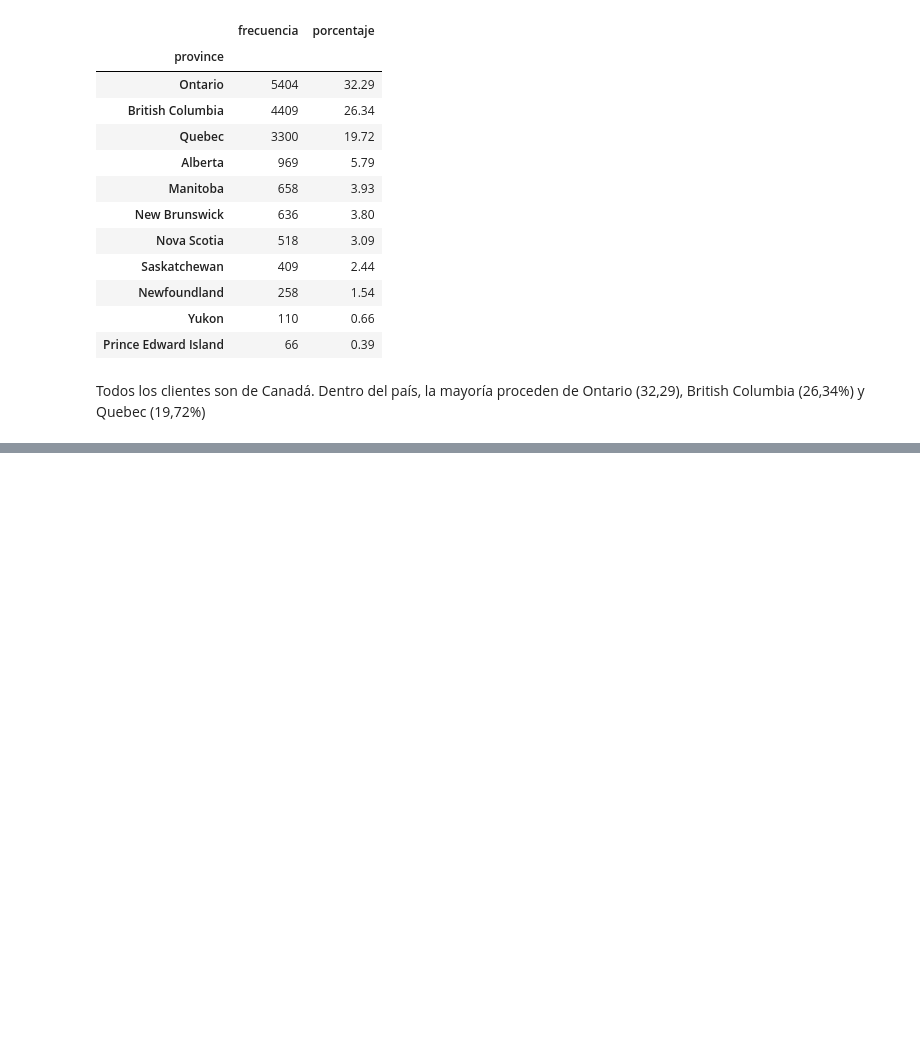
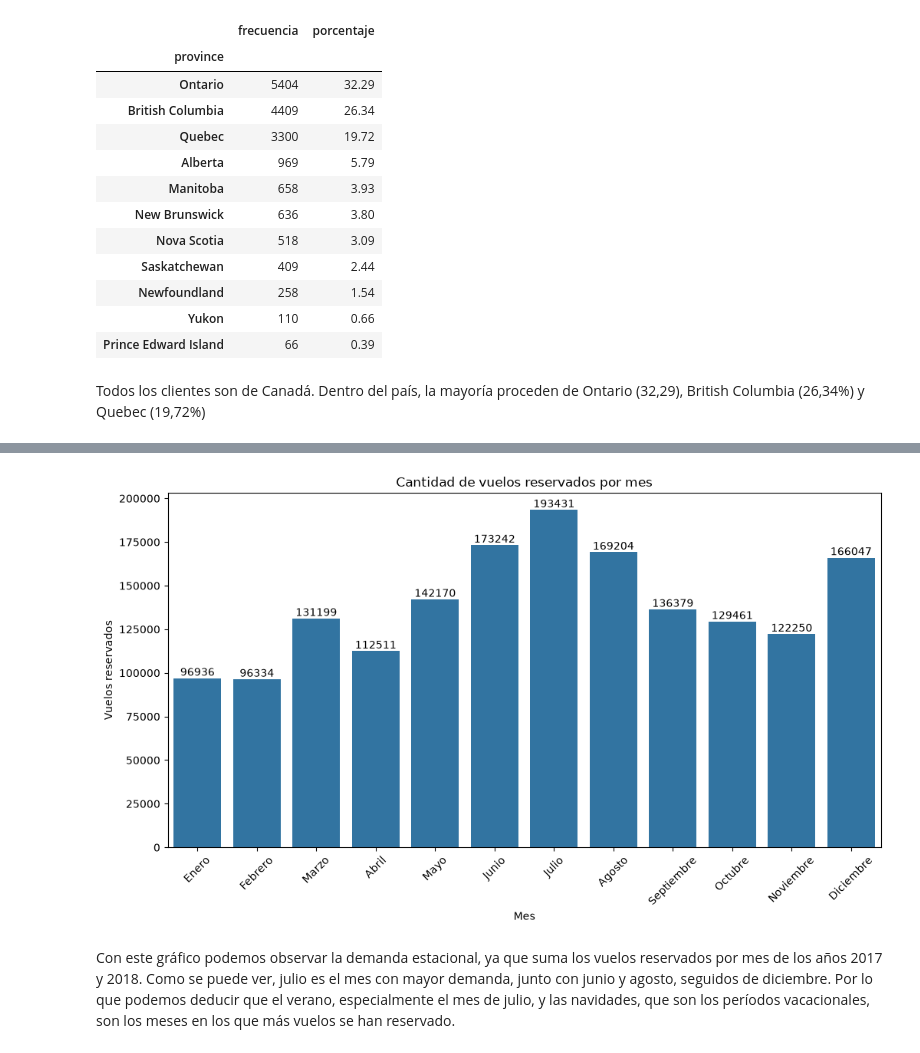
Before and after one commit to Adalab/bda-modulo-3-evaluacion-final-beatrizsjj, a Jupyter notebook: Analisis.ipynb, the cells around one changed output, grey strips where cells are left out. Drawn from its saved outputs; the diff is of its cells as text; code cells hidden in the pictures; blank space fills up the shorter version.

```diff
--- a/Analisis.ipynb
+++ b/Analisis.ipynb
@@ -702,0 +784,3 @@ Todos los clientes son de Canadá. Dentro del país, la mayoría proceden de Ont
+# %%
+# Creo columna mes:
+df_final["month"] = df_final["date"].dt.month
@@ -702,0 +808,46 @@ Todos los clientes son de Canadá. Dentro del país, la mayoría proceden de Ont
+# %%
+# Ordeno los meses para una correcta visualización
+nombres_meses = {
+    1: "Enero",
+    2: "Febrero",
+    3: "Marzo",
+    4: "Abril",
+    5: "Mayo",
+    6: "Junio",
+    7: "Julio",
+    8: "Agosto",
+    9: "Septiembre",
+    10: "Octubre",
+    11: "Noviembre",
+    12: "Diciembre"
+}
+
+vuelos_por_mes["month_name"] = vuelos_por_mes["month"].map(nombres_meses)
+# %%
+plt.figure(figsize=(12, 6))
+
+sns.barplot(
+    data=vuelos_por_mes,
+    x="month_name",
+    y="flights_booked"
+)
+
+plt.title("Cantidad de vuelos reservados por mes")
+plt.xlabel("Mes")
+plt.ylabel("Vuelos reservados")
+plt.xticks(rotation=45)
+
+for i, valor in enumerate(vuelos_por_mes["flights_booked"]):
+    plt.text(
+        i,
+        valor,
+        int(valor),
+        ha="center",
+        va="bottom"
+    )
+
+plt.show()
+# %% [output]
+[figure, added]
+# %% [markdown]
+Con este gráfico podemos observar la demanda estacional, ya que suma los vuelos reservados por mes de los años 2017 y 2018. Como se puede ver, julio es el mes con mayor demanda, junto con junio y agosto, seguidos de diciembre. Por lo que podemos deducir que el verano, especialmente el mes de julio, y las navidades, que son los períodos vacacionales, son los meses en los que más vuelos se han reservado.
```
Also changed, not shown: parts of 39 cells of this notebook, 1 other file.
